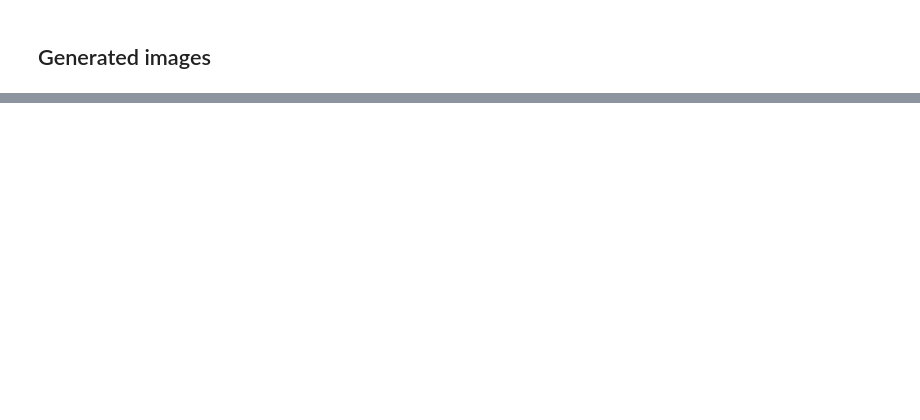
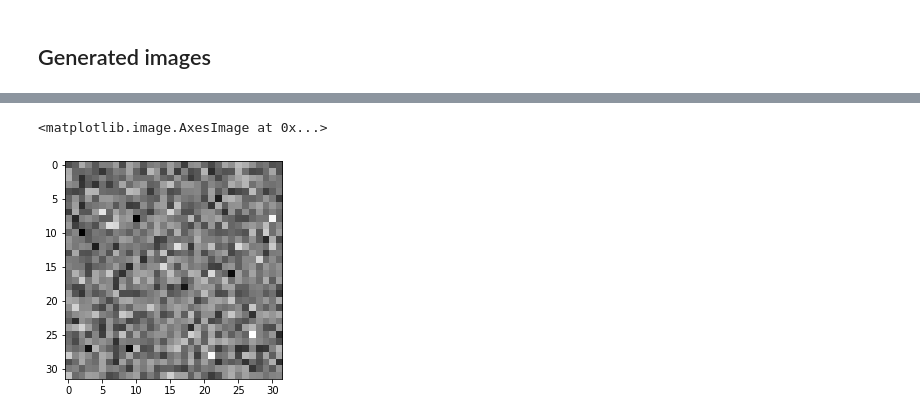
Before and after one commit to kredde/background-masked-generative-models, a Jupyter notebook: notebooks/03-Kristian-AUC-evaluation.ipynb, the cells around one changed output, grey strips where cells are left out. Cells and saved outputs as stored; diff of their text form; code cells hidden in the pictures; blank space fills up the shorter version.

```diff
--- a/notebooks/03-Kristian-AUC-evaluation.ipynb
+++ b/notebooks/03-Kristian-AUC-evaluation.ipynb
@@ -120,0 +150,7 @@ generate_images(exp.model, channels=1, img_dim=(32,32))
+# %%
+normal_image = torch.empty((32,32)).normal_(mean=torch.mean(background_batch),std=torch.std(background_batch))
+# %%
+plt.imshow(normal_image, cmap="gray")
+# %% [output]
+<matplotlib.image.AxesImage at 0x...>
+[figure, added]
```
Also changed, not shown: parts of 17 cells of this notebook, 5 other files.
